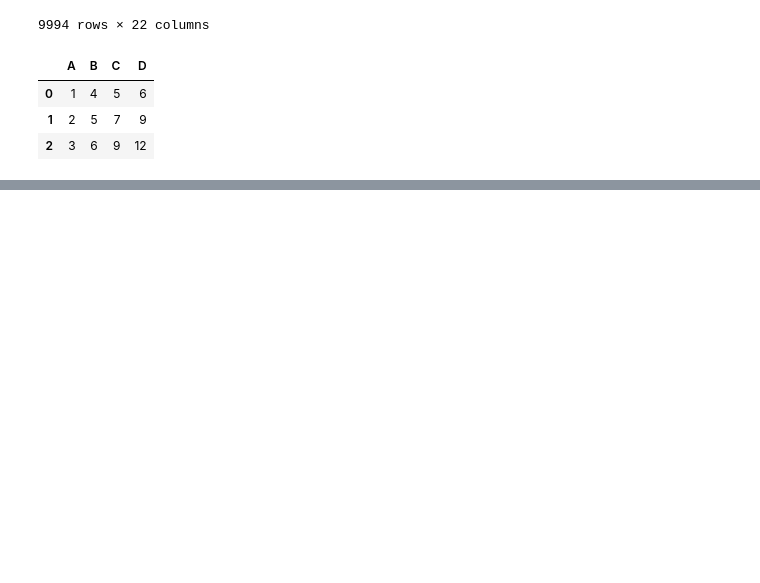
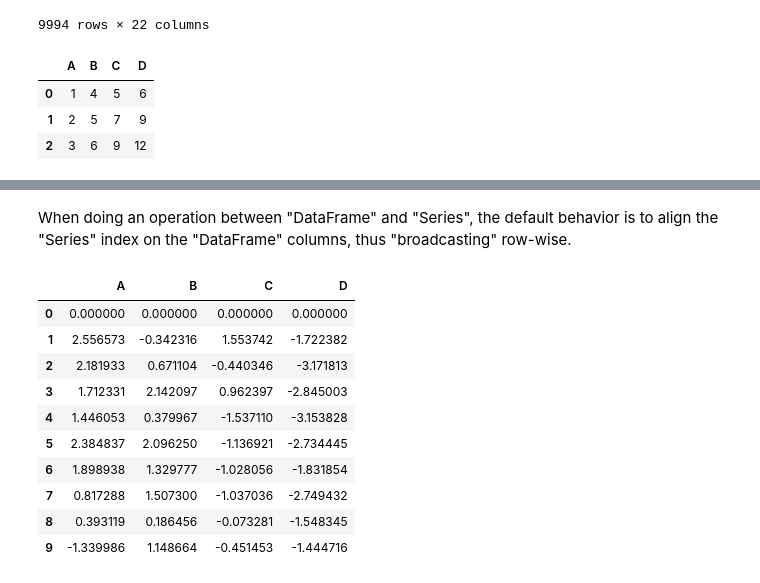
Before and after one commit to SiddheshDaphane/Data-Analysis-in-Python, a Jupyter notebook: Everything-about-Numpy-and-Pandas/Basic_to_advance_pandas.ipynb, the cells around one changed output, grey strips where cells are left out. Cells and saved outputs as stored; diff of their text form; code cells hidden in the pictures; blank space fills up the shorter version.

```diff
--- a/Everything-about-Numpy-and-Pandas/Basic_to_advance_pandas.ipynb
+++ b/Everything-about-Numpy-and-Pandas/Basic_to_advance_pandas.ipynb
@@ -524,0 +587,16 @@ dfa.assign(C=lambda x: x["A"] + x["B"], D=lambda x: x["A"] + x["C"])
+# %% [markdown]
+When doing an operation between "DataFrame" and "Series", the default behavior is to align the "Series" index on the "DataFrame" columns, thus "broadcasting" row-wise.
+# %%
+df - df.iloc[0]
+# %% [output]
+|  | A | B | C | D |
+| 0 | 0.000000 | 0.000000 | 0.000000 | 0.000000 |
+| 1 | 2.556573 | -0.342316 | 1.553742 | -1.722382 |
+| 2 | 2.181933 | 0.671104 | -0.440346 | -3.171813 |
+| 3 | 1.712331 | 2.142097 | 0.962397 | -2.845003 |
+| 4 | 1.446053 | 0.379967 | -1.537110 | -3.153828 |
+| 5 | 2.384837 | 2.096250 | -1.136921 | -2.734445 |
+| 6 | 1.898938 | 1.329777 | -1.028056 | -1.831854 |
+| 7 | 0.817288 | 1.507300 | -1.037036 | -2.749432 |
+| 8 | 0.393119 | 0.186456 | -0.073281 | -1.548345 |
+| 9 | -1.339986 | 1.148664 | -0.451453 | -1.444716 |
```
Also changed, not shown: parts of 6 cells of this notebook.
